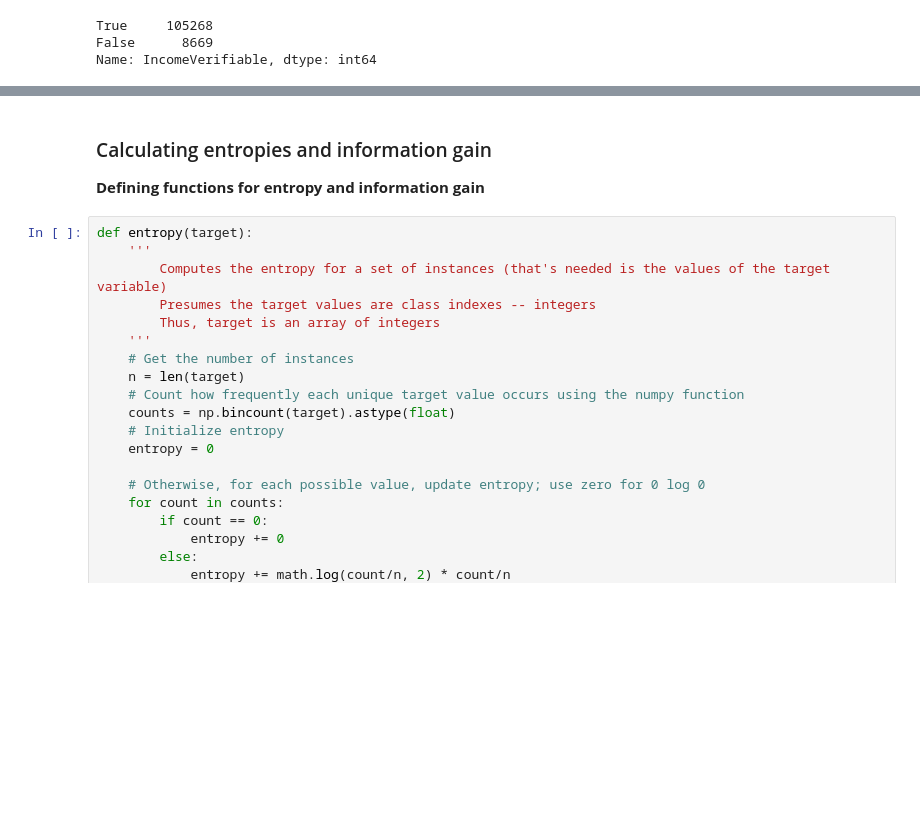
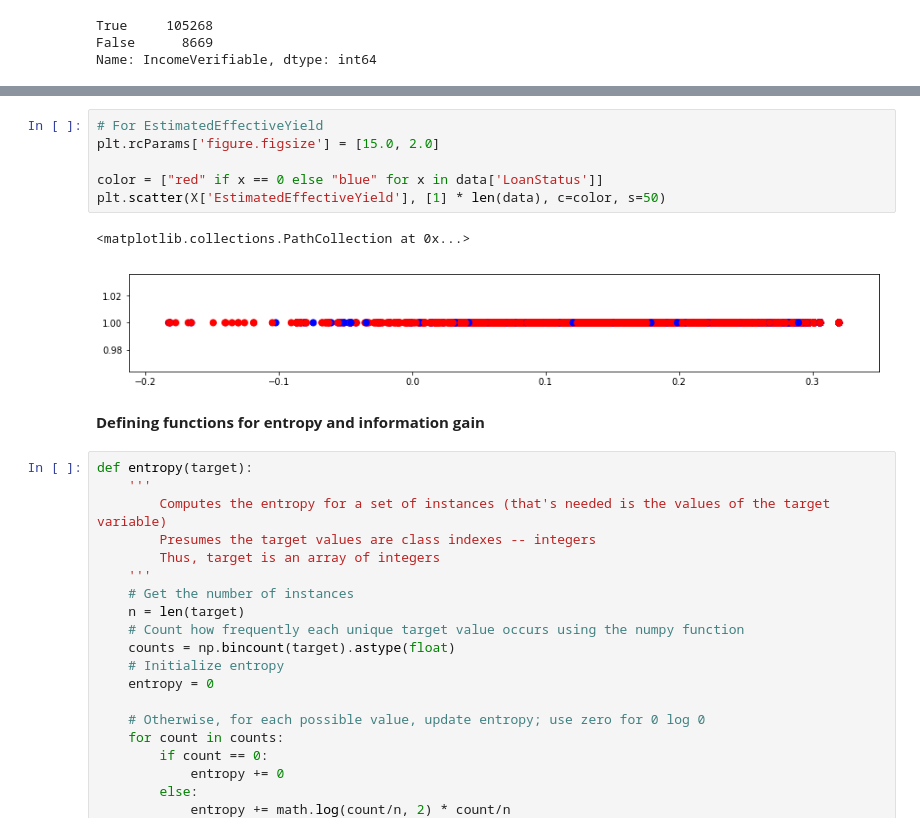
Before and after one commit to jahnavik/proser-loan-default, a Jupyter notebook: ProsperLoan.ipynb, the cells around one changed output, grey strips where cells are left out. Drawn from its saved outputs; the diff is of its cells as text; blank space fills up the shorter version.

```diff
--- a/ProsperLoan.ipynb
+++ b/ProsperLoan.ipynb
@@ -544,6 +603,13 @@ Name: IncomeVerifiable, dtype: int64
+# %%
+# For EstimatedEffectiveYield
+plt.rcParams['figure.figsize'] = [15.0, 2.0]
+
+color = ["red" if x == 0 else "blue" for x in data['LoanStatus']]
+plt.scatter(X['EstimatedEffectiveYield'], [1] * len(data), c=color, s=50)
+# %% [output]
+<matplotlib.collections.PathCollection at 0x...>
+[figure, added]
 # %% [markdown]
-### Calculating entropies and information gain
-
 **Defining functions for entropy and information gain**
 # %%
 def entropy(target):
```
Also changed, not shown: parts of 21 cells of this notebook, 2 other files.
